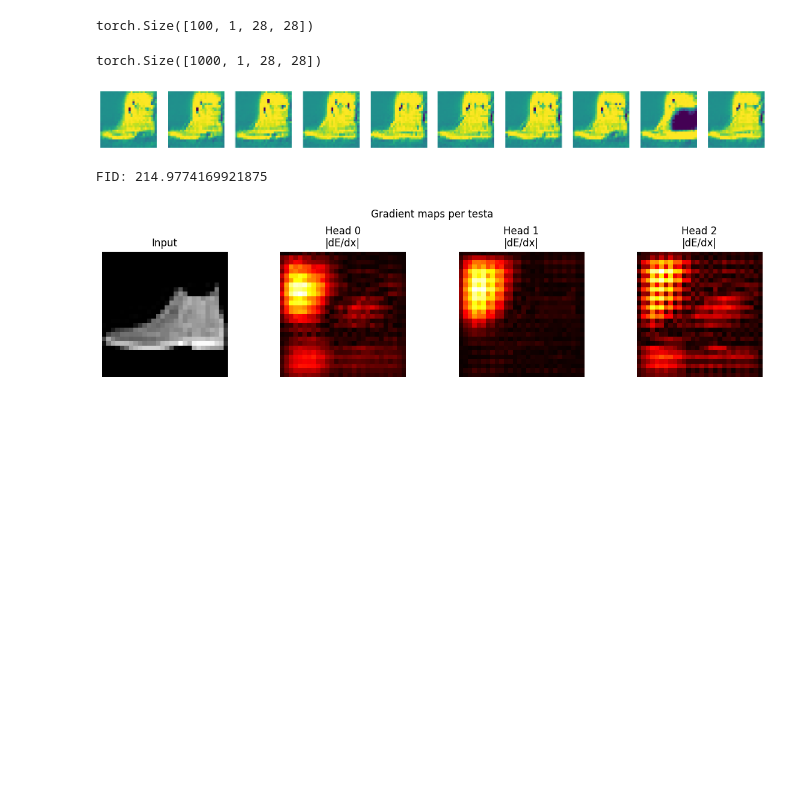
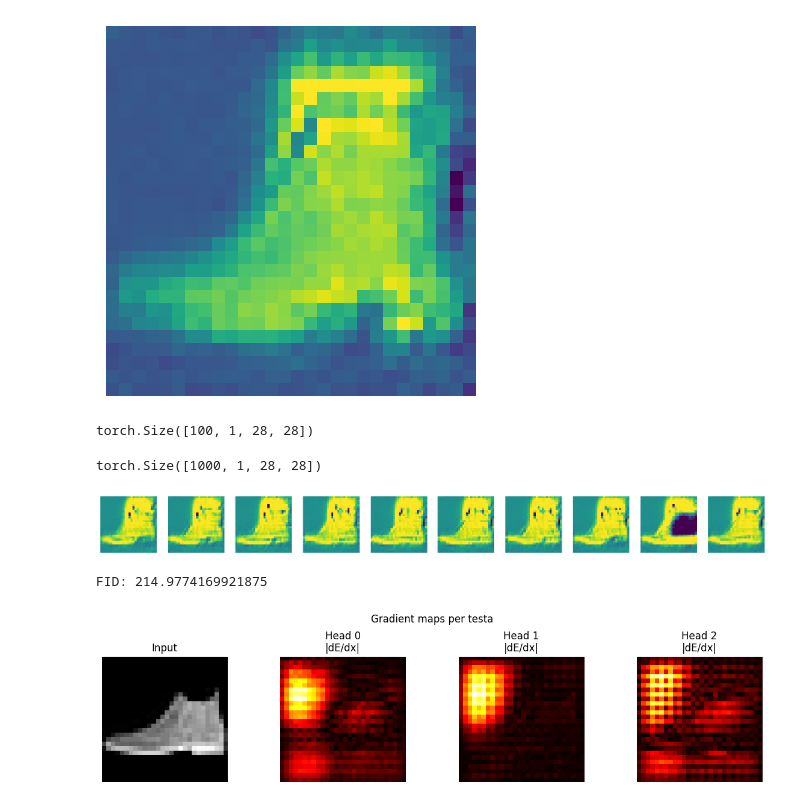
Before and after one commit to marco-cartago/EbmFcT, a Jupyter notebook: refactor_code/test.ipynb, the cells around one changed output. Drawn from its saved outputs; the diff is of its cells as text; code cells hidden in the pictures; blank space fills up the shorter version.

```diff
--- a/refactor_code/test.ipynb
+++ b/refactor_code/test.ipynb
@@ -8,23 +8,32 @@ device = torch.device("cuda" if torch.cuda.is_available() else "cpu")
 
 from src.data_import import load_fashion_mnist
 from src.sampler import ReplaySampler
-from src.model import EnergyHead, EBM
+from src.model import EnergyHead, EBM_Old
 from src.diagnostic import diagnose
+from src.plot import show_grid, show_single_sample
 
 train_loader, test_loader = load_fashion_mnist(32, shuffle=True, class_subset=[9])
 
-model = EBM(in_dim=28*28, mid_dim=150, n_heads=3, batch_size=32)
+model = EBM_Old(in_dim=28*28, mid_dim=150, n_heads=3, batch_size=32)
 
 model.to(device)
 for h in model.heads:
     h.to(device)
 
-model = EBM(in_dim=28*28, mid_dim=150, n_heads=3, batch_size=32)
+model = EBM_Old(in_dim=28*28, mid_dim=150, n_heads=3, batch_size=32)
 model.load_state_dict(torch.load("ebm_boots_3heads_150mid_32bsz_old.pth", map_location=device))
 model.to(device)
 model.eval()
 
 sampler = ReplaySampler(model, img_shape=(1, 28, 28), buffer_size=200, noise_fraction=0.05, device=device)
+# %%
+from src.gradient_inspect import synthesize_image
+
+x, energies = synthesize_image(model = model, n_images= 10, steps = 300, step_size= 10)
+# %%
+show_single_sample(x[1])
+# %% [output]
+[figure, added]
 # %%
 samples = sampler.sample(100, steps=1000, step_size=10, noise_std=0.01)
 samples.shape
```
Also changed, not shown: parts of 1 cell of this notebook, 5 other files.
